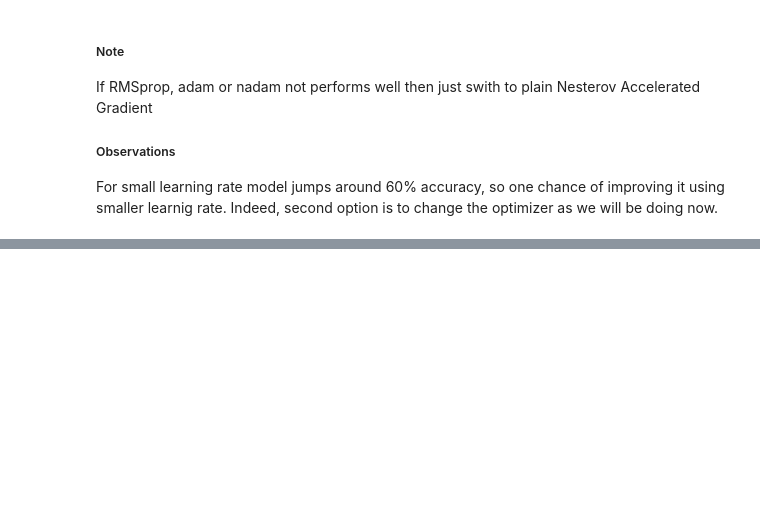
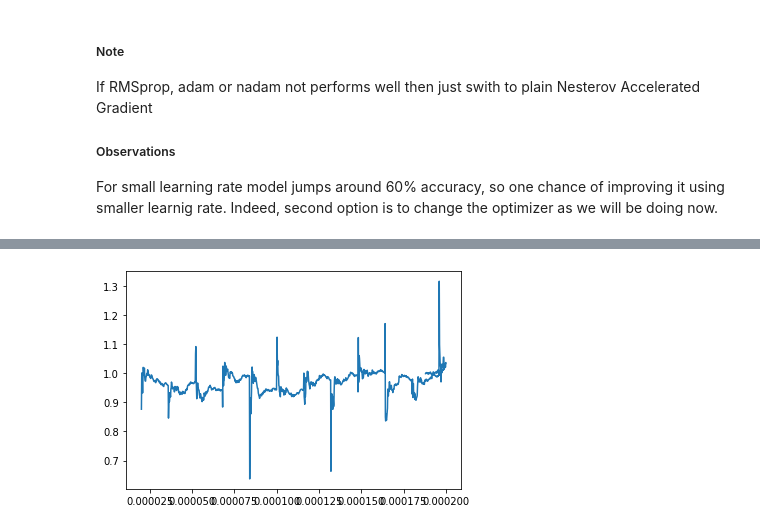
Before and after one commit to Kaushalkhokhar/complete-ml, a Jupyter notebook: projects/CNN/flowers.ipynb, the cells around one changed output, grey strips where cells are left out. Saved outputs shown, nothing was run; the diff lists cells and outputs as text; code cells hidden in the pictures; blank space fills up the shorter version.

```diff
--- a/projects/CNN/flowers.ipynb
+++ b/projects/CNN/flowers.ipynb
@@ -1518,0 +1581,6 @@ Epoch 24/25
+# %%
+epochs = 25
+max_learning_rate = 0.00007
+onecycle_cb = OneCycleSchedulerNadam(int(steps_factor * max_train_instance / batch_size) * epochs, max_lrate=max_learning_rate)
+
+callbacks.append(onecycle_cb)
@@ -1518,0 +1612,10 @@ Epoch 24/25
+# %%
+summary = {"lrate": onecycle_cb.rate,
+           "b1": onecycle_cb.b1,
+           "loss": onecycle_cb.loss,
+           "accuracy": onecycle_cb.accuracy}
+# %%
+plt.plot(summary["lrate"], summary["loss"])
+plt.show()
+# %% [output]
+[figure, added]
```
Also changed, not shown: parts of 15 cells of this notebook.
